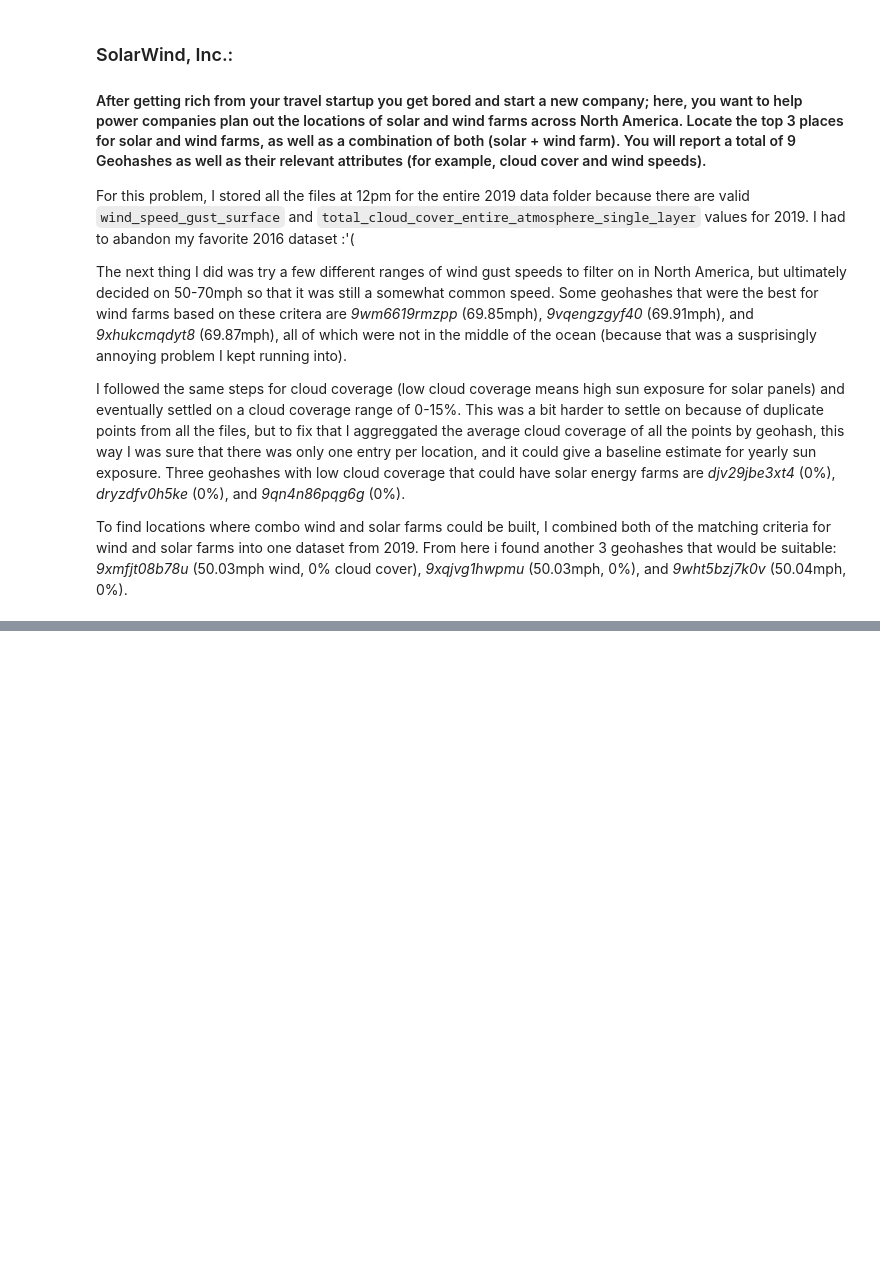
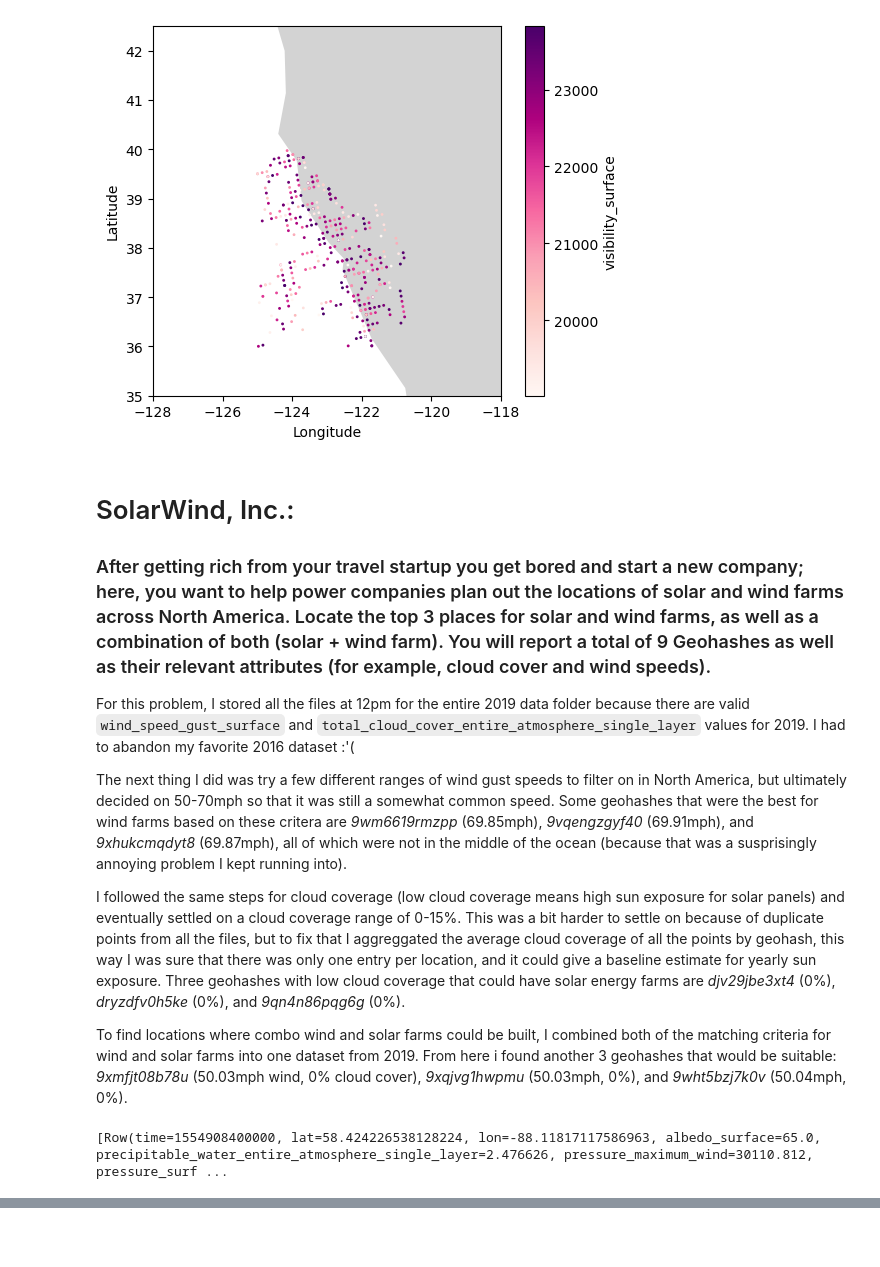
Before and after one commit to ashleyradford/spark-analysis, a Jupyter notebook: nam_analysis.ipynb, the cells around one changed output, grey strips where cells are left out. Drawn from its saved outputs; the diff is of its cells as text; code cells hidden in the pictures; blank space fills up the shorter version.

```diff
--- a/nam_analysis.ipynb
+++ b/nam_analysis.ipynb
@@ -85,71 +289,71 @@ My next step was to make a function that would get the necessary data from each
 # %%
-jan = spark.read.load('hdfs://orion01:25001/namanl_218_201601*.gz',
+jan = spark.read.load('hdfs://orion01:25001/2019/namanl_218_201901*.gz',
                      format='csv',
                      sep='\t',
                      inferSchema='true',
                      header='true')
 
-feb = spark.read.load('hdfs://orion01:25001/namanl_218_201602*.gz',
+feb = spark.read.load('hdfs://orion01:25001/2019/namanl_218_201902*.gz',
                      format='csv',
                      sep='\t',
                      inferSchema='true',
                      header='true')
 
-mar = spark.read.load('hdfs://orion01:25001/namanl_218_201603*.gz',
+mar = spark.read.load('hdfs://orion01:25001/2019/namanl_218_201903*.gz',
                      format='csv',
                      sep='\t',
                      inferSchema='true',
                      header='true')
 
-apr = spark.read.load('hdfs://orion01:25001/namanl_218_201604*.gz',
+apr = spark.read.load('hdfs://orion01:25001/2019/namanl_218_201904*.gz',
                      format='csv',
                      sep='\t',
                      inferSchema='true',
                      header='true')
 
-may = spark.read.load('hdfs://orion01:25001/namanl_218_201605*.gz',
+may = spark.read.load('hdfs://orion01:25001/2019/namanl_218_201905*.gz',
                      format='csv',
                      sep='\t',
                      inferSchema='true',
                      header='true')
 
-jun = spark.read.load('hdfs://orion01:25001/namanl_218_201606*.gz',
+jun = spark.read.load('hdfs://orion01:25001/2019/namanl_218_201906*.gz',
                      format='csv',
                      sep='\t',
                      inferSchema='true',
                      header='true')
 # %%
-jul = spark.read.load('hdfs://orion01:25001/namanl_218_201607*.gz',
+jul = spark.read.load('hdfs://orion01:25001/2019/namanl_218_201907*.gz',
                      format='csv',
                      sep='\t',
                      inferSchema='true',
                      header='true')
 
-aug = spark.read.load('hdfs://orion01:25001/namanl_218_201608*.gz',
+aug = spark.read.load('hdfs://orion01:25001/2019/namanl_218_201908*.gz',
                      format='csv',
                      sep='\t',
                      inferSchema='true',
                      header='true')
 
-sep = spark.read.load('hdfs://orion01:25001/namanl_218_201609*.gz',
+sep = spark.read.load('hdfs://orion01:25001/2019/namanl_218_201909*.gz',
                      format='csv',
                      sep='\t',
                      inferSchema='true',
                      header='true')
 
-octo = spark.read.load('hdfs://orion01:25001/namanl_218_201610*.gz',
+octo = spark.read.load('hdfs://orion01:25001/2019/namanl_218_201910*.gz',
                      format='csv',
                      sep='\t',
                      inferSchema='true',
                      header='true')
 
-nov = spark.read.load('hdfs://orion01:25001/namanl_218_201611*.gz',
+nov = spark.read.load('hdfs://orion01:25001/2019/namanl_218_201911*.gz',
                      format='csv',
                      sep='\t',
                      inferSchema='true',
                      header='true')
 
-dec = spark.read.load('hdfs://orion01:25001/namanl_218_201612*.gz',
+dec = spark.read.load('hdfs://orion01:25001/2019/namanl_218_201912*.gz',
                      format='csv',
                      sep='\t',
                      inferSchema='true',
@@ -388,23 +555,26 @@ summ_df.plot(x="lon", y="lat", kind="scatter", c="visibility_surface",
 # %%
 worldmap = gpd.read_file(gpd.datasets.get_path("naturalearth_lowres"))
 worldmap[worldmap["name"] == "United States of America"].plot(color="lightgrey")
 
 x = summ_df['lon']
 y = summ_df['lat']
+z = summ_df['visibility_surface']
 
 plt.scatter(x, y, s=z/20000, c=z, cmap='RdPu')
 
 plt.colorbar(label='visibility_surface')
 
 plt.xlim([-128, -118])
 plt.ylim([35, 42.5])
 
 plt.xlabel("Longitude")
 plt.ylabel("Latitude")
 plt.show()
+# %% [output]
+[figure, added]
 # %% [markdown]
-### SolarWind, Inc.:
-#### After getting rich from your travel startup you get bored and start a new company; here, you want to help power companies plan out the locations of solar and wind farms across North America. Locate the top 3 places for solar and wind farms, as well as a combination of both (solar + wind farm). You will report a total of 9 Geohashes as well as their relevant attributes (for example, cloud cover and wind speeds).
+# SolarWind, Inc.:
+### After getting rich from your travel startup you get bored and start a new company; here, you want to help power companies plan out the locations of solar and wind farms across North America. Locate the top 3 places for solar and wind farms, as well as a combination of both (solar + wind farm). You will report a total of 9 Geohashes as well as their relevant attributes (for example, cloud cover and wind speeds).
 
 For this problem, I stored all the files at 12pm for the entire 2019 data folder because there are valid `wind_speed_gust_surface` and `total_cloud_cover_entire_atmosphere_single_layer` values for 2019. I had to abandon my favorite 2016 dataset :'(
 
@@ -431,6 +601,8 @@ df = df.withColumn("wind_speed_gust_surface", df.wind_speed_gust_surface * 2.236
 # df = df.sort("albedo_surface")
 
 df.take(1)
+# %% [output]
+[Row(time=1554908400000, lat=58.424226538128224, lon=-88.11817117586963, albedo_surface=65.0, precipitable_water_entire_atmosphere_single_layer=2.476626, pressure_maximum_wind=30110.812, pressure_surf ...
 # %%
 df.createOrReplaceTempView("farms")
 
```
Also changed, not shown: parts of 135 cells of this notebook.
